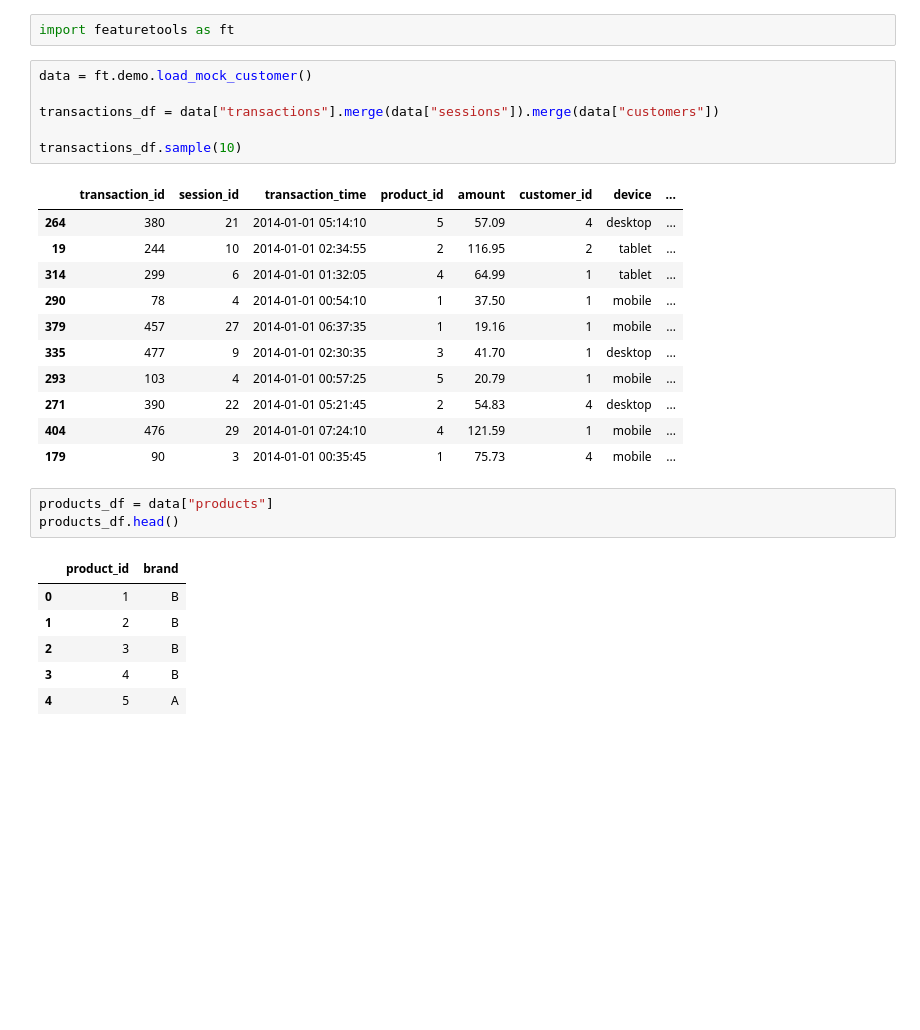
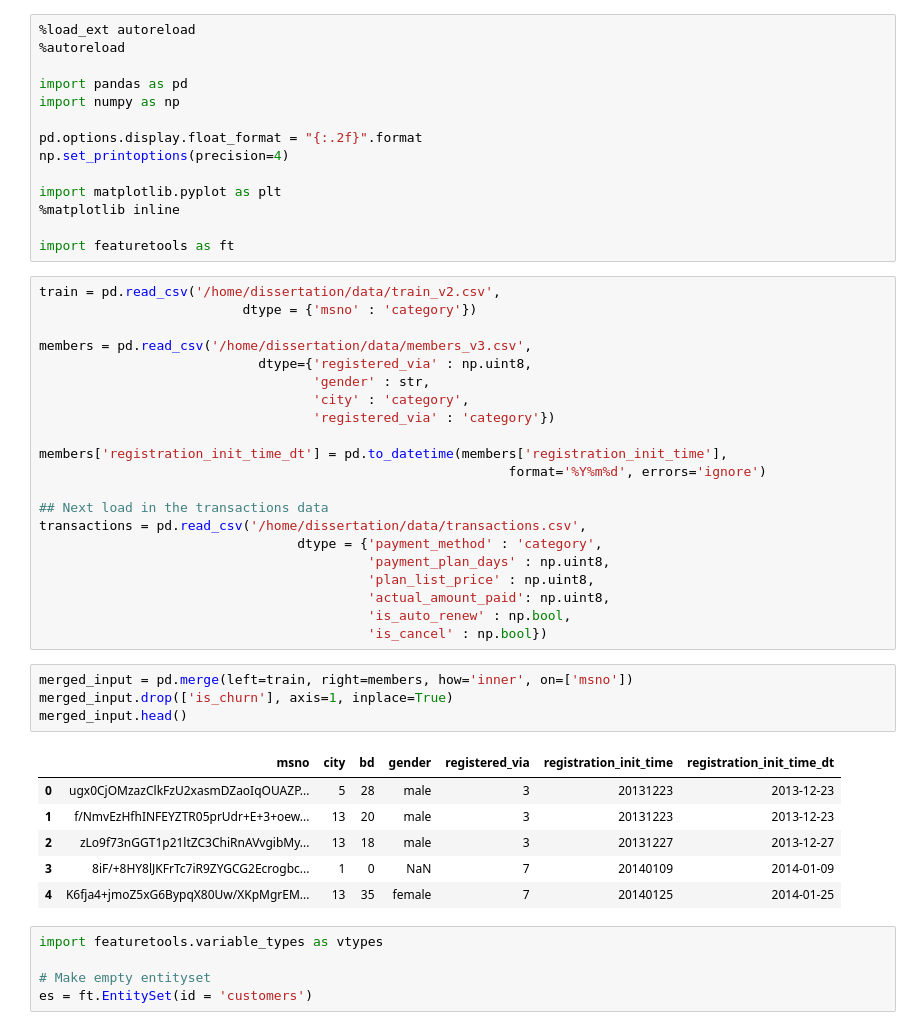
Before and after one commit to d18124313/dissertation, a Jupyter notebook: DFS Test.ipynb, the cells around one changed output. Saved outputs shown, nothing was run; the diff lists cells and outputs as text; blank space fills up the shorter version.

```diff
--- a/DFS Test.ipynb
+++ b/DFS Test.ipynb
@@ -1,30 +1,51 @@
+# %%
+%load_ext autoreload
+%autoreload
+
+import pandas as pd
+import numpy as np
+
+pd.options.display.float_format = "{:.2f}".format
+np.set_printoptions(precision=4)
+
+import matplotlib.pyplot as plt
+%matplotlib inline
+
+import featuretools as ft
+# %%
+train = pd.read_csv('/home/dissertation/data/train_v2.csv',
+                          dtype = {'msno' : 'category'})
+
+members = pd.read_csv('/home/dissertation/data/members_v3.csv',
+                            dtype={'registered_via' : np.uint8,
+                                   'gender' : str,
+                                   'city' : 'category',
+                                   'registered_via' : 'category'})
+
+members['registration_init_time_dt'] = pd.to_datetime(members['registration_init_time'],
+                                                            format='%Y%m%d', errors='ignore')
+
+## Next load in the transactions data
+transactions = pd.read_csv('/home/dissertation/data/transactions.csv',
+                                 dtype = {'payment_method' : 'category',
+                                          'payment_plan_days' : np.uint8,
+                                          'plan_list_price' : np.uint8,
+                                          'actual_amount_paid': np.uint8,
+                                          'is_auto_renew' : np.bool,
+                                          'is_cancel' : np.bool})
+# %%
+merged_input = pd.merge(left=train, right=members, how='inner', on=['msno'])
+merged_input.drop(['is_churn'], axis=1, inplace=True)
+merged_input.head()
+# %% [output]
+|  | msno | city | bd | gender | registered_via | registration_init_time | registration_init_time_dt |
+| 0 | ugx0CjOMzazClkFzU2xasmDZaoIqOUAZP... | 5 | 28 | male | 3 | 20131223 | 2013-12-23 |
+| 1 | f/NmvEzHfhINFEYZTR05prUdr+E+3+oew... | 13 | 20 | male | 3 | 20131223 | 2013-12-23 |
+| 2 | zLo9f73nGGT1p21ltZC3ChiRnAVvgibMy... | 13 | 18 | male | 3 | 20131227 | 2013-12-27 |
+| 3 | 8iF/+8HY8lJKFrTc7iR9ZYGCG2Ecrogbc... | 1 | 0 | NaN | 7 | 20140109 | 2014-01-09 |
+| 4 | K6fja4+jmoZ5xG6BypqX80Uw/XKpMgrEM... | 13 | 35 | female | 7 | 20140125 | 2014-01-25 |
 # %%
-import featuretools as ft
+import featuretools.variable_types as vtypes
+
+# Make empty entityset
+es = ft.EntitySet(id = 'customers')
-# %%
-data = ft.demo.load_mock_customer()
-
-transactions_df = data["transactions"].merge(data["sessions"]).merge(data["customers"])
-
-transactions_df.sample(10)
-# %% [output]
-|  | transaction_id | session_id | transaction_time | product_id | amount | customer_id | device | ... |
-| 264 | 380 | 21 | 2014-01-01 05:14:10 | 5 | 57.09 | 4 | desktop | ... |
-| 19 | 244 | 10 | 2014-01-01 02:34:55 | 2 | 116.95 | 2 | tablet | ... |
-| 314 | 299 | 6 | 2014-01-01 01:32:05 | 4 | 64.99 | 1 | tablet | ... |
-| 290 | 78 | 4 | 2014-01-01 00:54:10 | 1 | 37.50 | 1 | mobile | ... |
-| 379 | 457 | 27 | 2014-01-01 06:37:35 | 1 | 19.16 | 1 | mobile | ... |
-| 335 | 477 | 9 | 2014-01-01 02:30:35 | 3 | 41.70 | 1 | desktop | ... |
-| 293 | 103 | 4 | 2014-01-01 00:57:25 | 5 | 20.79 | 1 | mobile | ... |
-| 271 | 390 | 22 | 2014-01-01 05:21:45 | 2 | 54.83 | 4 | desktop | ... |
-| 404 | 476 | 29 | 2014-01-01 07:24:10 | 4 | 121.59 | 1 | mobile | ... |
-| 179 | 90 | 3 | 2014-01-01 00:35:45 | 1 | 75.73 | 4 | mobile | ... |
-# %%
-products_df = data["products"]
-products_df.head()
-# %% [output]
-|  | product_id | brand |
-| 0 | 1 | B |
-| 1 | 2 | B |
-| 2 | 3 | B |
-| 3 | 4 | B |
-| 4 | 5 | A |
```
Also changed, not shown: parts of 23 cells of this notebook, 9 other files.
